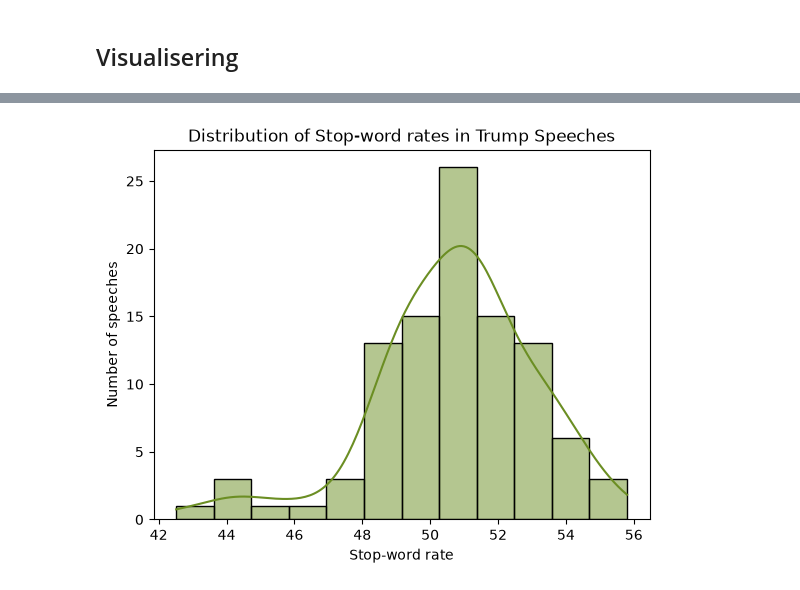
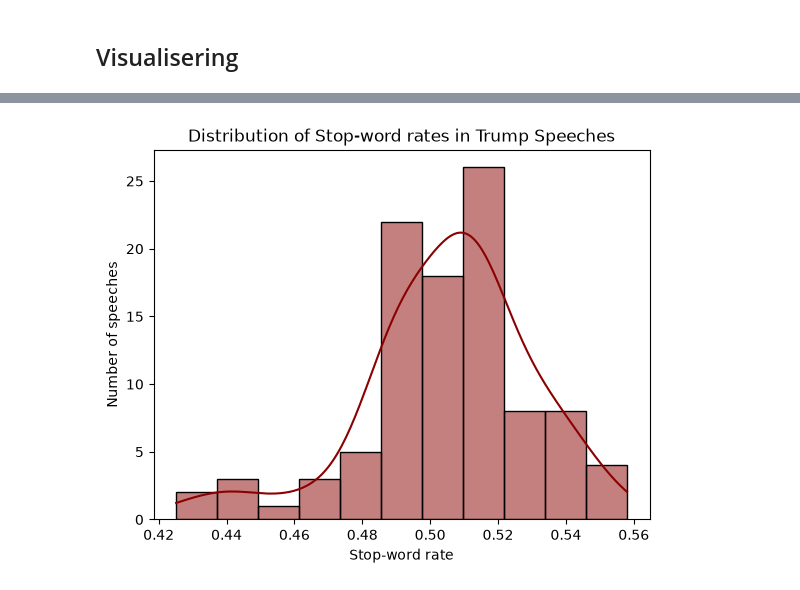
Before and after one commit to howlou/Trump-shit, a Jupyter notebook: Comparison_NLP.ipynb, the cells around one changed output, grey strips where cells are left out. Drawn from its saved outputs; the diff is of its cells as text; code cells hidden in the pictures.

```diff
--- a/Comparison_NLP.ipynb
+++ b/Comparison_NLP.ipynb
@@ -129,0 +120,37 @@ plt.show()
+# %%
+#visualize and compare speeches
+import matplotlib.pyplot as plt
+
+#calculate stopwords as a percentage of all words
+trump['stop_word_rate'] = (trump['stop_word_count'] / trump['word_count'] * 100)
+obama['stop_word_rate'] = (obama['stop_word_count'] / obama['word_count'] * 100)
+
+#trumps first five vs last five speeches
+trump_rates = [trump['stop_word_rate'].iloc[:50].mean(),
+               trump['stop_word_rate'].iloc[-50:].mean()]
+
+fig, ax = plt.subplots(figsize=(5, 3))
+ax.bar(['First speeches', 'Last speeches'],
+       trump_rates,
+       color=['darkred'])
+ax.set_title('Trump: stop words')
+ax.set_ylabel('Mean stop words (% of words)')
+ax.set_ylim(0,100)
+plt.tight_layout()
+plt.show()
+
+#obama first five vs last five speeches
+obama_rates = [obama['stop_word_rate'].iloc[:50].mean(),
+               obama['stop_word_rate'].iloc[-50:].mean()]
+
+fig, ax = plt.subplots(figsize=(5, 3))
+ax.bar(['First speeches', 'Last speeches'],
+       obama_rates,
+       color=['darkblue'])
+ax.set_title('Obama: stop words')
+ax.set_ylabel('Mean stop words (% of words)')
+ax.set_ylim(0,100)
+plt.tight_layout()
+plt.show()
+
+#(sub 1.4 visualisations)
@@ -130,19 +160,18 @@ plt.show()
 # %%
 import seaborn as sns
 import matplotlib.pyplot as plt
 
-stop_word_rate = trump['stop_word_count'] / trump['word_count']
+stop_word_rate_trump = trump['stop_word_count'] / trump['word_count']
 
 sns.histplot(
-    data=trump,
-    x='stop_word_rate',
-    color = 'olivedrab',
+    x=stop_word_rate_trump,
+    color = 'darkred',
     kde=True
 )
 
 plt.xlabel('Stop-word rate')
 plt.ylabel('Number of speeches')
 plt.title('Distribution of Stop-word rates in Trump Speeches')
 plt.show()
 # %% [output]
-[figure, old version]
+[figure, new version]
```
Also changed, not shown: parts of 9 cells of this notebook.
